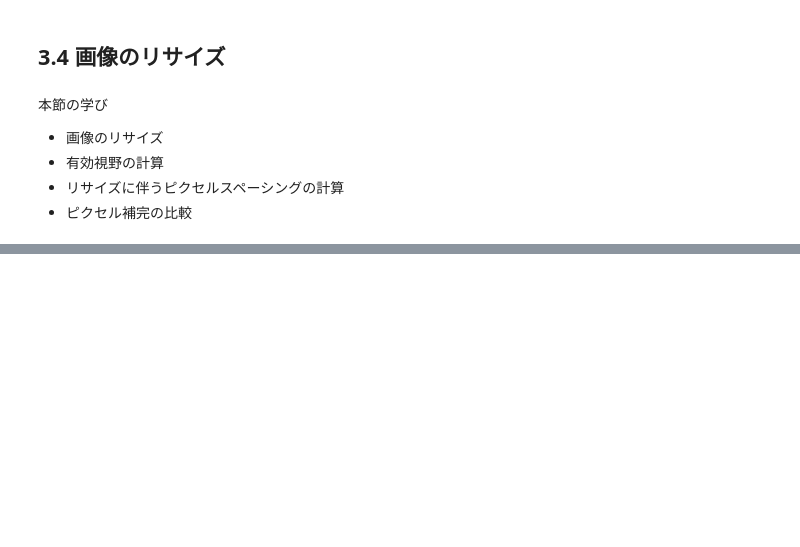
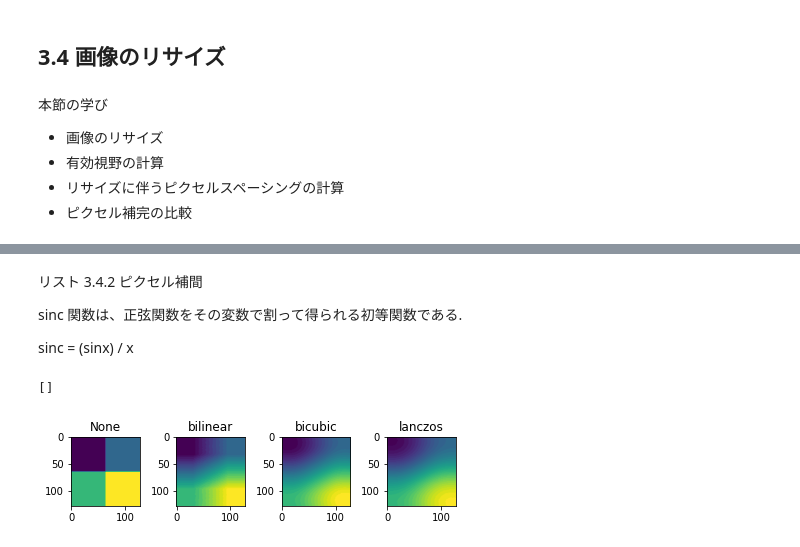
Before and after one commit to ken-ty/python_medical_images, a Jupyter notebook: chapter3/chap3_4.ipynb, the cells around one changed output, grey strips where cells are left out. Cells and saved outputs as stored; diff of their text form; code cells hidden in the pictures; blank space fills up the shorter version.

```diff
--- a/chapter3/chap3_4.ipynb
+++ b/chapter3/chap3_4.ipynb
@@ -23,0 +70,49 @@ Mounted at /content/drive
+# %% [markdown]
+リスト 3.4.2 ピクセル補間
+
+sinc 関数は、正弦関数をその変数で割って得られる初等関数である.
+
+sinc = (sinx) / x
+# %%
+# 2*2ピクセル画像(8-bit)を作成
+pix = np.zeros((2,2))
+pix[0,0] = 10
+pix[0,1] = 20
+pix[1,0] = 30
+pix[1,1] = 40
+pix = np.uint8(pix) # 8-bit化
+
+# アップサンプリング
+# インターニアレスト(補間なし)
+internearest = cv2.resize(src=pix, dsize=(128,128),
+                          interpolation=cv2.INTER_NEAREST)
+plt.subplot(141)
+plt.title("None")
+plt.imshow(internearest)
+
+# バイリニア
+linear = cv2.resize(src=pix, dsize=(128,128),
+                          interpolation=cv2.INTER_LINEAR)
+plt.subplot(142)
+plt.title("bilinear")
+plt.imshow(linear)
+
+# バイキュービック
+cubic = cv2.resize(src=pix, dsize=(128,128),
+                          interpolation=cv2.INTER_CUBIC)
+plt.subplot(143)
+plt.title("bicubic")
+plt.imshow(cubic)
+
+# バイリニア
+lanczos = cv2.resize(src=pix, dsize=(128,128),
+                          interpolation=cv2.INTER_LANCZOS4)
+plt.subplot(144)
+plt.title("lanczos")
+plt.imshow(lanczos)
+
+plt.tight_layout()
+plt.plot()
+# %% [output]
+[]
+[figure, added]
```
Also changed, not shown: parts of 4 cells of this notebook.
